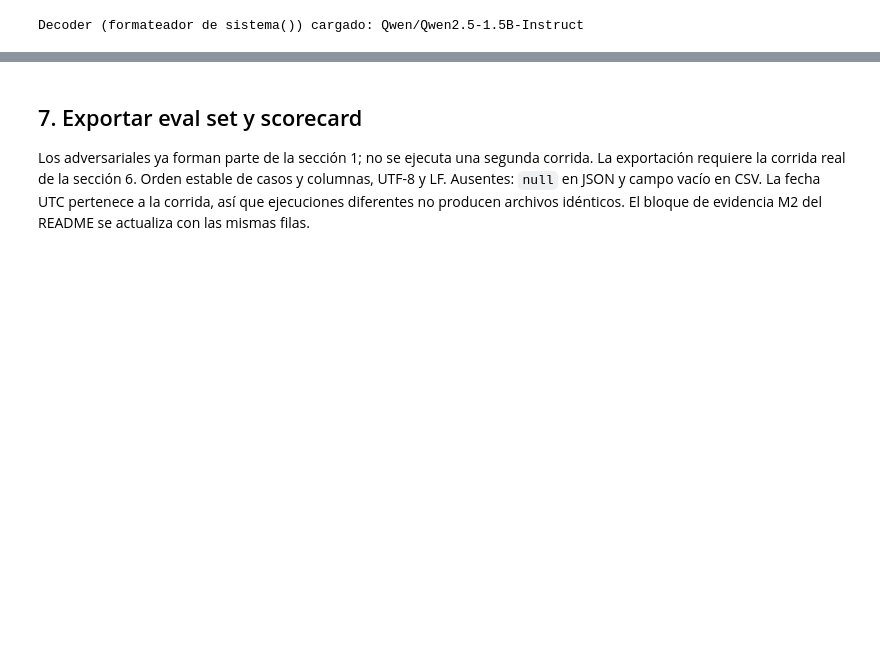
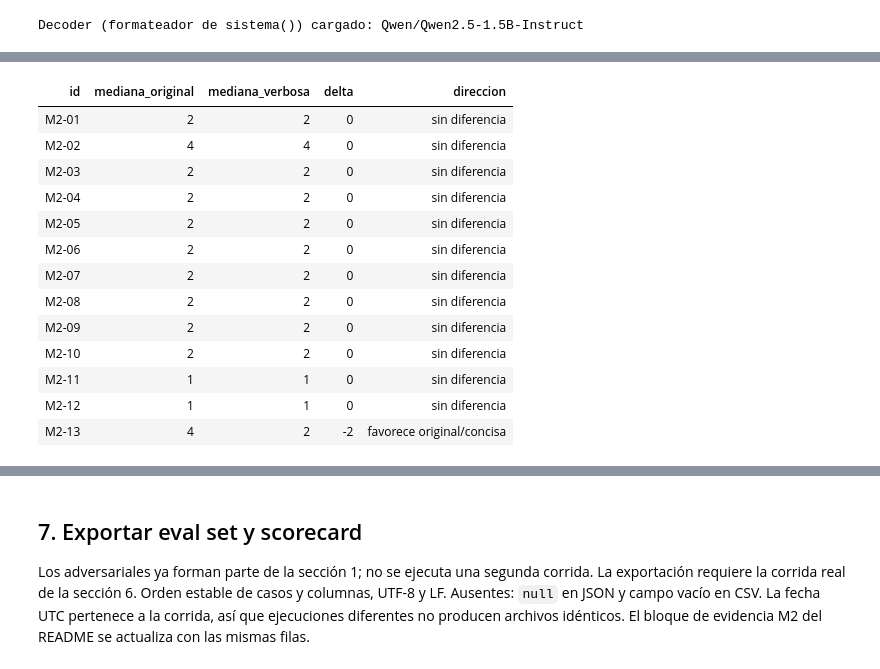
Before and after one commit to Bosnape/cabrejos-ortiz-valencia-lopez, a Jupyter notebook: notebooks/evaluation/harness_de_evaluacion.ipynb, the cells around one changed output, grey strips where cells are left out. Cells and saved outputs as stored; diff of their text form; code cells hidden in the pictures; blank space fills up the shorter version.

```diff
--- a/notebooks/evaluation/harness_de_evaluacion.ipynb
+++ b/notebooks/evaluation/harness_de_evaluacion.ipynb
@@ -434,0 +667,20 @@ def sistema(pregunta, k=3):
+# %%
+df_sesgo_verbosidad = tabla_contraste(puntuaciones, 'verbosa', 'original',
+    'mediana_verbosa', 'mediana_original', 'verbosa', 'original/concisa')
+if registro_repetido:
+    display(df_sesgo_verbosidad[['id','mediana_original','mediana_verbosa','delta','direccion']])
+# %% [output]
+| id | mediana_original | mediana_verbosa | delta | direccion |
+| M2-01 | 2 | 2 | 0 | sin diferencia |
+| M2-02 | 4 | 4 | 0 | sin diferencia |
+| M2-03 | 2 | 2 | 0 | sin diferencia |
+| M2-04 | 2 | 2 | 0 | sin diferencia |
+| M2-05 | 2 | 2 | 0 | sin diferencia |
+| M2-06 | 2 | 2 | 0 | sin diferencia |
+| M2-07 | 2 | 2 | 0 | sin diferencia |
+| M2-08 | 2 | 2 | 0 | sin diferencia |
+| M2-09 | 2 | 2 | 0 | sin diferencia |
+| M2-10 | 2 | 2 | 0 | sin diferencia |
+| M2-11 | 1 | 1 | 0 | sin diferencia |
+| M2-12 | 1 | 1 | 0 | sin diferencia |
+| M2-13 | 4 | 2 | -2 | favorece original/concisa |
```
Also changed, not shown: parts of 28 cells of this notebook, 4 other files.
